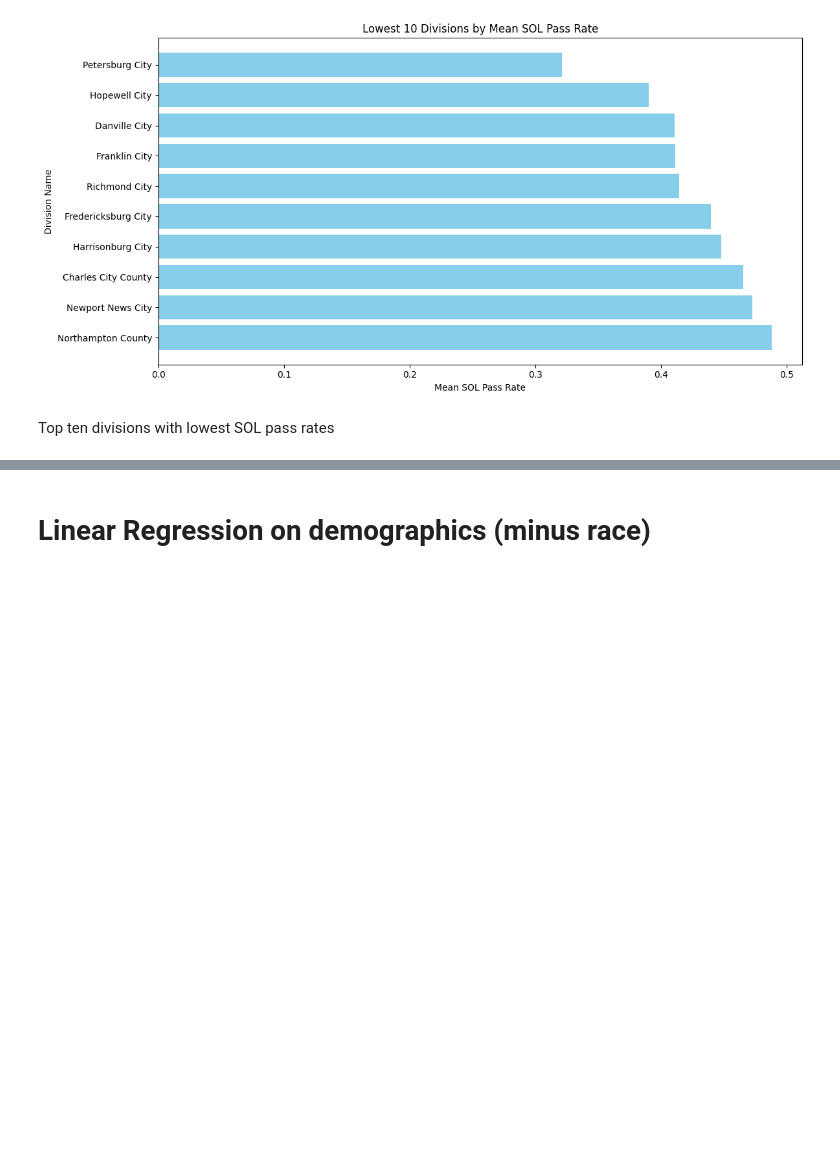
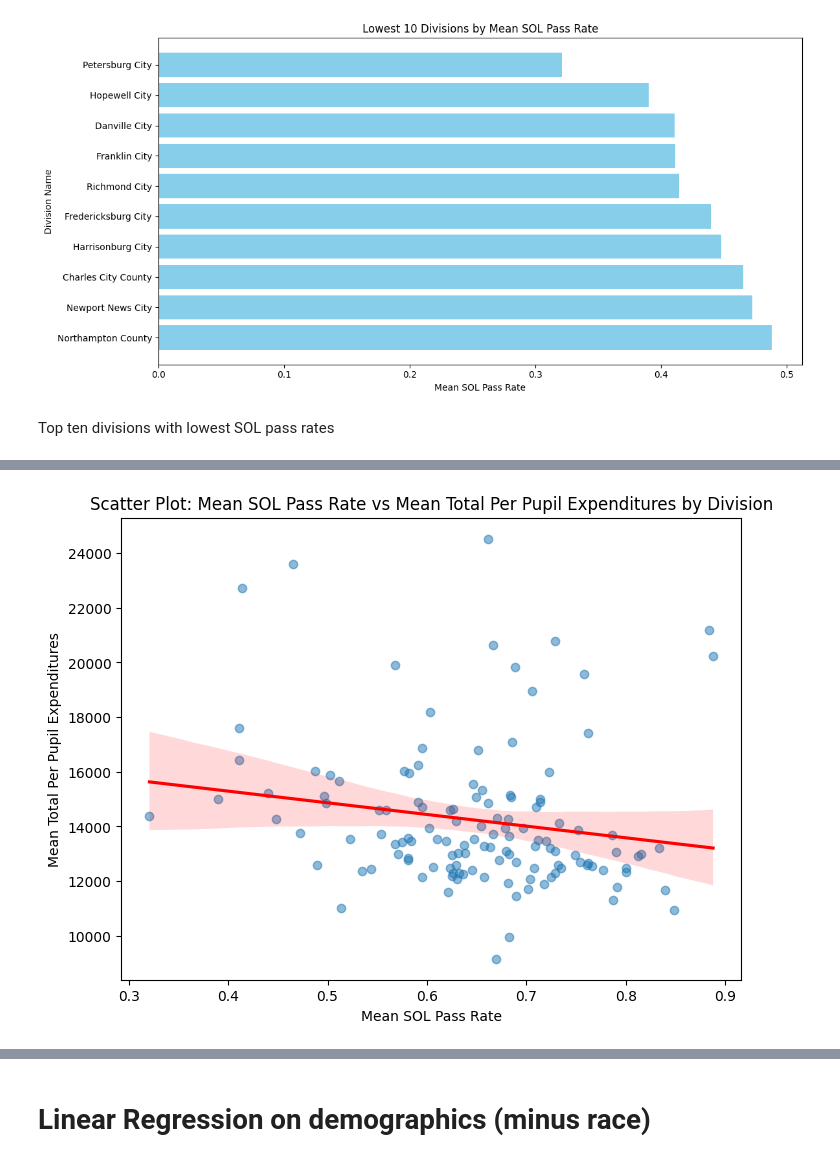
Before and after one commit to cwang12197/cs_4774_ml, a Jupyter notebook: final project/milestone_3.ipynb, the cells around one changed output, grey strips where cells are left out. Saved outputs shown, nothing was run; the diff lists cells and outputs as text; code cells hidden in the pictures; blank space fills up the shorter version.

```diff
--- a/final project/milestone_3.ipynb
+++ b/final project/milestone_3.ipynb
@@ -462,0 +600,37 @@ Top ten divisions with lowest SOL pass rates
+# %%
+import pandas as pd
+import matplotlib.pyplot as plt
+import seaborn as sns
+
+# Load the merged dataset
+file_path = './Virginia Public Schools Archive/demographics_sol_dataset.csv'
+df = pd.read_csv(file_path)
+
+# Ensure relevant columns are numeric
+df['SOL Pass Rate'] = pd.to_numeric(df['SOL Pass Rate'], errors='coerce')
+df['Total_Per_Pupil_Expenditures'] = pd.to_numeric(df['Total_Per_Pupil_Expenditures'], errors='coerce')
+
+# Group by 'Division Name' to calculate the mean SOL pass rate and mean total per pupil expenditures
+division_means = df.groupby('Division Name').agg(
+    mean_sol_pass_rate=('SOL Pass Rate', 'mean'),
+    mean_total_expenditures=('Total_Per_Pupil_Expenditures', 'mean')
+).reset_index()
+
+# Create the scatter plot with a regression line
+plt.figure(figsize=(8, 6))
+sns.regplot(
+    x=division_means['mean_sol_pass_rate'],
+    y=division_means['mean_total_expenditures'],
+    scatter_kws={'alpha': 0.5},  # Add transparency to points
+    line_kws={'color': 'red'}  # Set regression line to red
+)
+
+# Add labels and title
+plt.xlabel('Mean SOL Pass Rate')
+plt.ylabel('Mean Total Per Pupil Expenditures')
+plt.title('Scatter Plot: Mean SOL Pass Rate vs Mean Total Per Pupil Expenditures by Division')
+
+# Display the plot
+plt.show()
+# %% [output]
+[figure, added]
```
Also changed, not shown: parts of 15 cells of this notebook, 9 other files.
